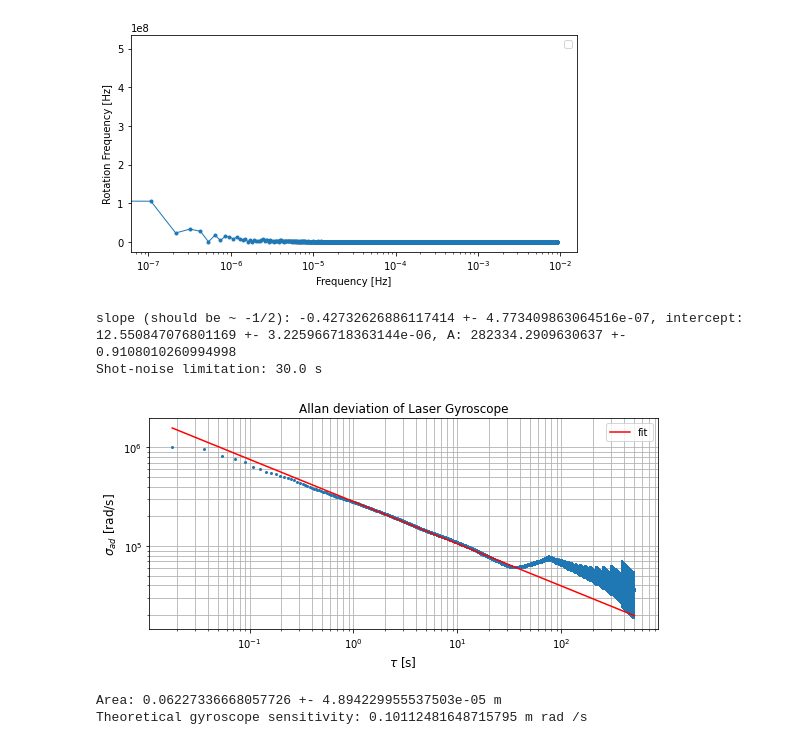
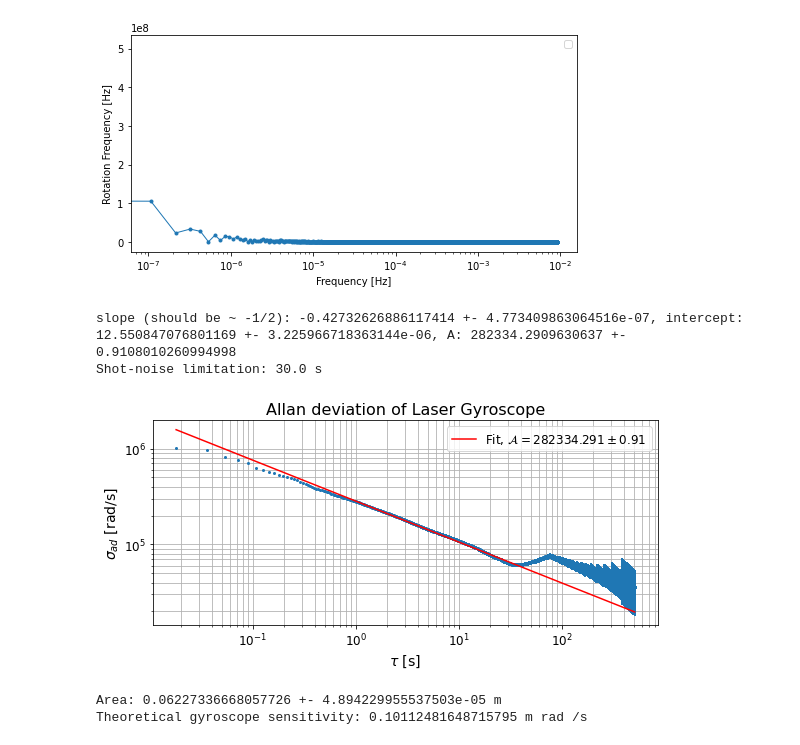
Before and after one commit to tesla1900/advanced-lab-course, a Jupyter notebook: laser_gyroscope/allan_dev_analysis.ipynb, the cells around one changed output. Saved outputs shown, nothing was run; the diff lists cells and outputs as text; code cells hidden in the pictures.

```diff
--- a/laser_gyroscope/allan_dev_analysis.ipynb
+++ b/laser_gyroscope/allan_dev_analysis.ipynb
@@ -8,7 +8,7 @@ import numpy as np
 import allantools
 import os
 
-figure_path = os.path.join(os.getcwd(), "figures")
+figure_path = os.path.join(os.getcwd(), "report", "figures")
 data_path = os.path.join(os.getcwd(), "laser_gyroscope_data", "allan")
 # %%
 # import data
@@ -168,39 +173,44 @@ t2_cutoff = t2[t2 < 3e1]
 # take log on both sidfes
 log_allandev = np.log(ad_cutoff)
 log_tau = np.log(t2_cutoff)
 
 # perform fit for log (allan_dev) = -1/2 log(tau) + log (A)
 (slope, logA), cov = np.polyfit(log_tau, log_allandev, 1, cov=True)
 
 # variance is the diagonal elements of the covariance matrix
 slope_err = cov[0,0]
 logA_err = cov[1,1]
 A_err = np.exp(logA) * logA_err
 
 print("slope (should be ~ -1/2): {0} +- {3}, intercept: {1} +- {4}, A: {2} +- {5}".format(slope, logA, np.exp(logA), slope_err, logA_err, A_err))
 ad_thr = np.exp(logA) * t2**slope
 
 fig, ax = plt.subplots(figsize=(8,4), tight_layout=True)
 ax.errorbar(t2, ad, yerr=ade / np.sqrt(adn), marker="o", ls="", ms=2.0)   # the data
-ax.plot(t2, ad_thr, color="r", zorder=3, label = 'fit')
+ax.plot(t2, ad_thr, color="r", zorder=3, label = r'Fit, $\mathcal{{A}} = 282334.291 \pm 0.91$')
 
-ax.set_xlabel(r"$\tau$ [s]", fontsize=12)
-ax.set_ylabel(r"$\sigma_{{ad}}$ [rad/s]", fontsize=12)
-ax.set_title("Allan deviation of Laser Gyroscope", fontsize=12)
+ax.set_xlabel(r"$\tau$ [s]", fontsize=14)
+ax.set_ylabel(r"$\sigma_{{ad}}$ [rad/s]", fontsize=14)
+ax.set_title("Allan deviation of Laser Gyroscope", fontsize=16)
 
 ax.set_xscale("log")
 ax.set_yscale("log")
 
-ax.legend()
+ax.legend(prop={"size":12})
 ax.grid(which='both')
+
+ax.tick_params(axis='both', which='major', labelsize=12)
+ax.tick_params(axis='both', which='minor', labelsize=12)
+
+plt.savefig(os.path.join(figure_path, "allan.png"), dpi=300)
 
 # shot-noise
 tau_shotnoise = 3e1
 print("Shot-noise limitation: {0} s".format(tau_shotnoise))
 # %% [output]
 slope (should be ~ -1/2): -0.42732626886117414 +- 4.773409863064516e-07, intercept: 12.550847076801169 +- 3.225966718363144e-06, A: 282334.2909630637 +- 0.9108010260994998
 Shot-noise limitation: 30.0 s
-[figure, old version]
+[figure, new version]
 # %%
 # compare with theoretic values
 F = 1  # the finesse of the ring, determined from ring-down
```
Also changed, not shown: parts of 1 cell of this notebook, 7 other files.
